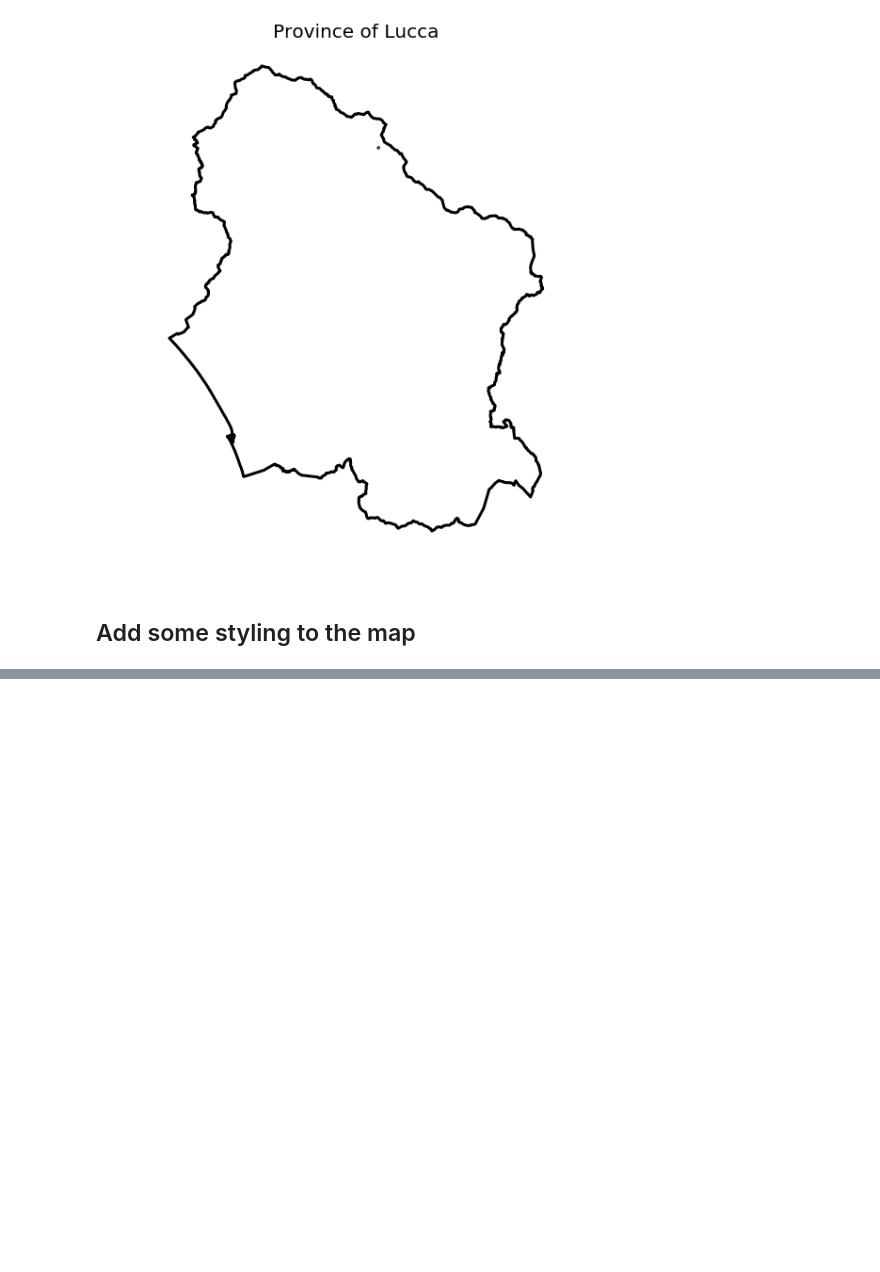
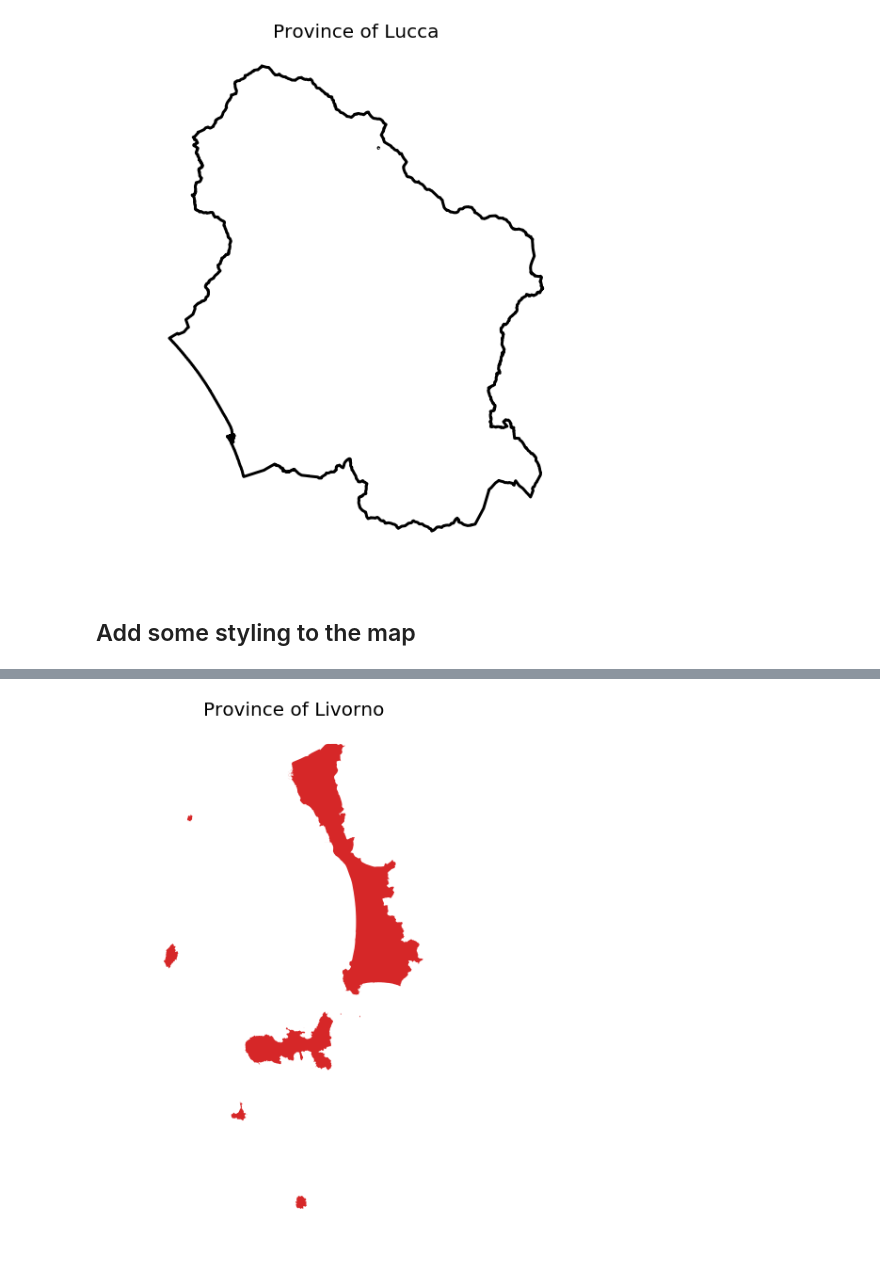
Before and after one commit to jackdbd/aree-protette, a Jupyter notebook: aree-protette.ipynb, the cells around one changed output, grey strips where cells are left out. Saved outputs shown, nothing was run; the diff lists cells and outputs as text; code cells hidden in the pictures; blank space fills up the shorter version.

```diff
--- a/aree-protette.ipynb
+++ b/aree-protette.ipynb
@@ -136,0 +197,10 @@ ax.set_title('Province of Lucca', fontsize=20);
+# %%
+exploded = gdf[gdf.NOME == 'LIVORNO'].explode().reset_index(drop=True)
+livorno = gpd.GeoDataFrame({'geometry': exploded, 'area': exploded.area, 'province': 'Livorno'},
+                           crs=exploded.crs)
+# %%
+ax = livorno.plot(figsize=(10, 10), facecolor='#d62728')
+ax.set_axis_off()
+ax.set_title('Province of Livorno', fontsize=20);
+# %% [output]
+[figure, added]
```
Also changed, not shown: parts of 30 cells of this notebook.
